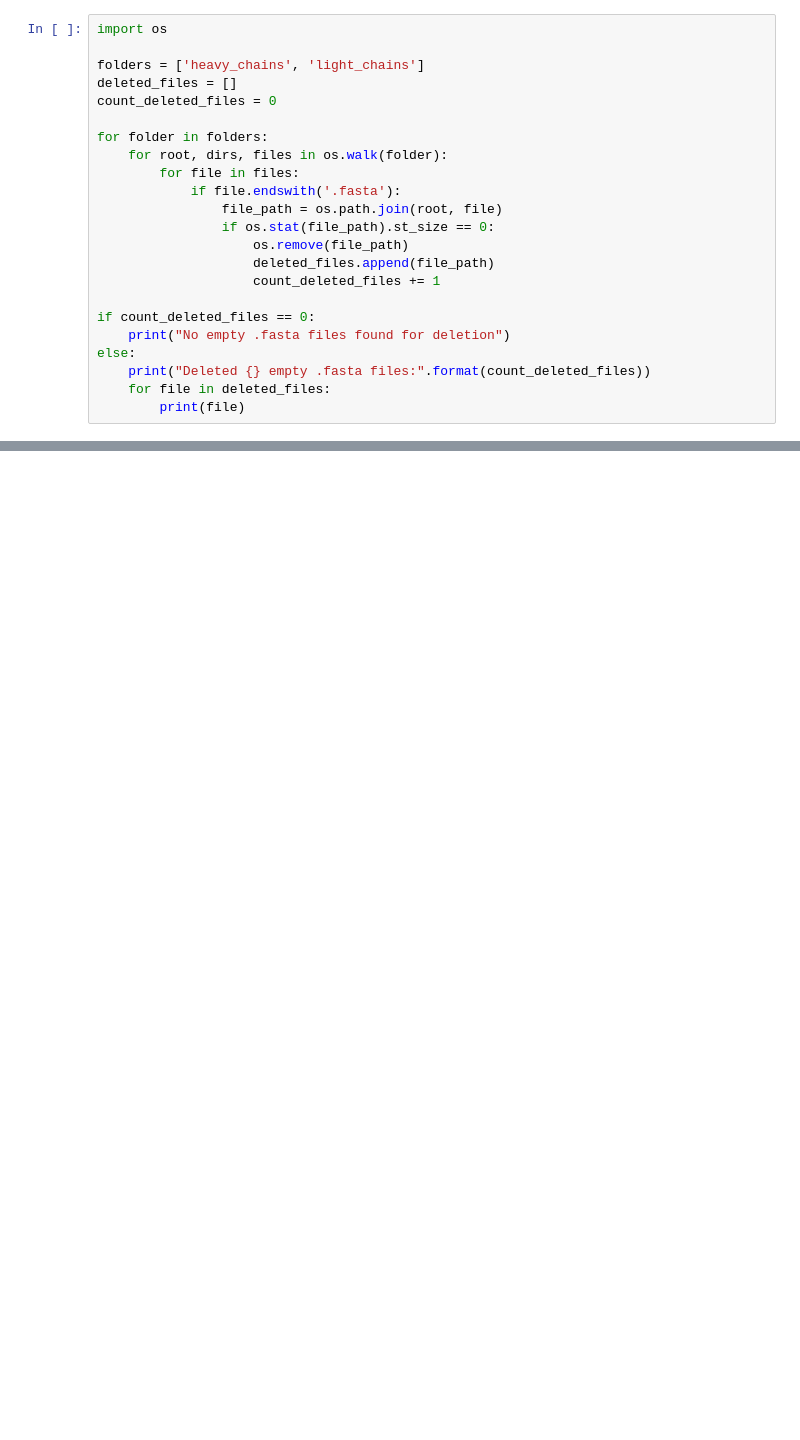
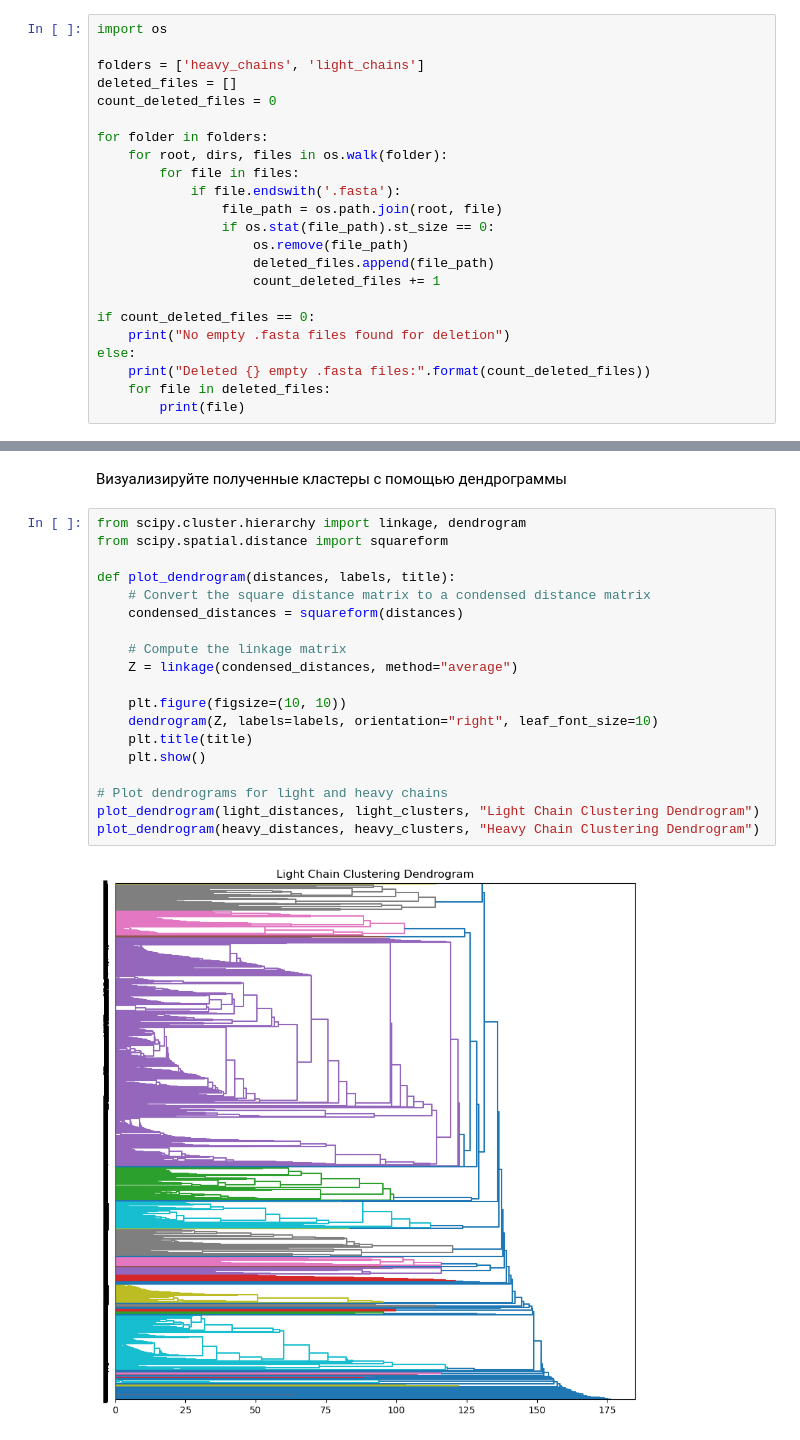
Before and after one commit to SergeiNikolenko/AntibodyCluster, a Jupyter notebook: ml.ipynb, the cells around one changed output, grey strips where cells are left out. Drawn from its saved outputs; the diff is of its cells as text; blank space fills up the shorter version.

```diff
--- a/ml.ipynb
+++ b/ml.ipynb
@@ -238,0 +426,23 @@ Clusters and their sizes: Counter({0: 4488})
+# %% [markdown]
+Визуализируйте полученные кластеры с помощью дендрограммы
+# %%
+from scipy.cluster.hierarchy import linkage, dendrogram
+from scipy.spatial.distance import squareform
+
+def plot_dendrogram(distances, labels, title):
+    # Convert the square distance matrix to a condensed distance matrix
+    condensed_distances = squareform(distances)
+
+    # Compute the linkage matrix
+    Z = linkage(condensed_distances, method="average")
+
+    plt.figure(figsize=(10, 10))
+    dendrogram(Z, labels=labels, orientation="right", leaf_font_size=10)
+    plt.title(title)
+    plt.show()
+
+# Plot dendrograms for light and heavy chains
+plot_dendrogram(light_distances, light_clusters, "Light Chain Clustering Dendrogram")
+plot_dendrogram(heavy_distances, heavy_clusters, "Heavy Chain Clustering Dendrogram")
+# %% [output]
+[figure, added]
```
Also changed, not shown: parts of 34 cells of this notebook, 1 other file.
